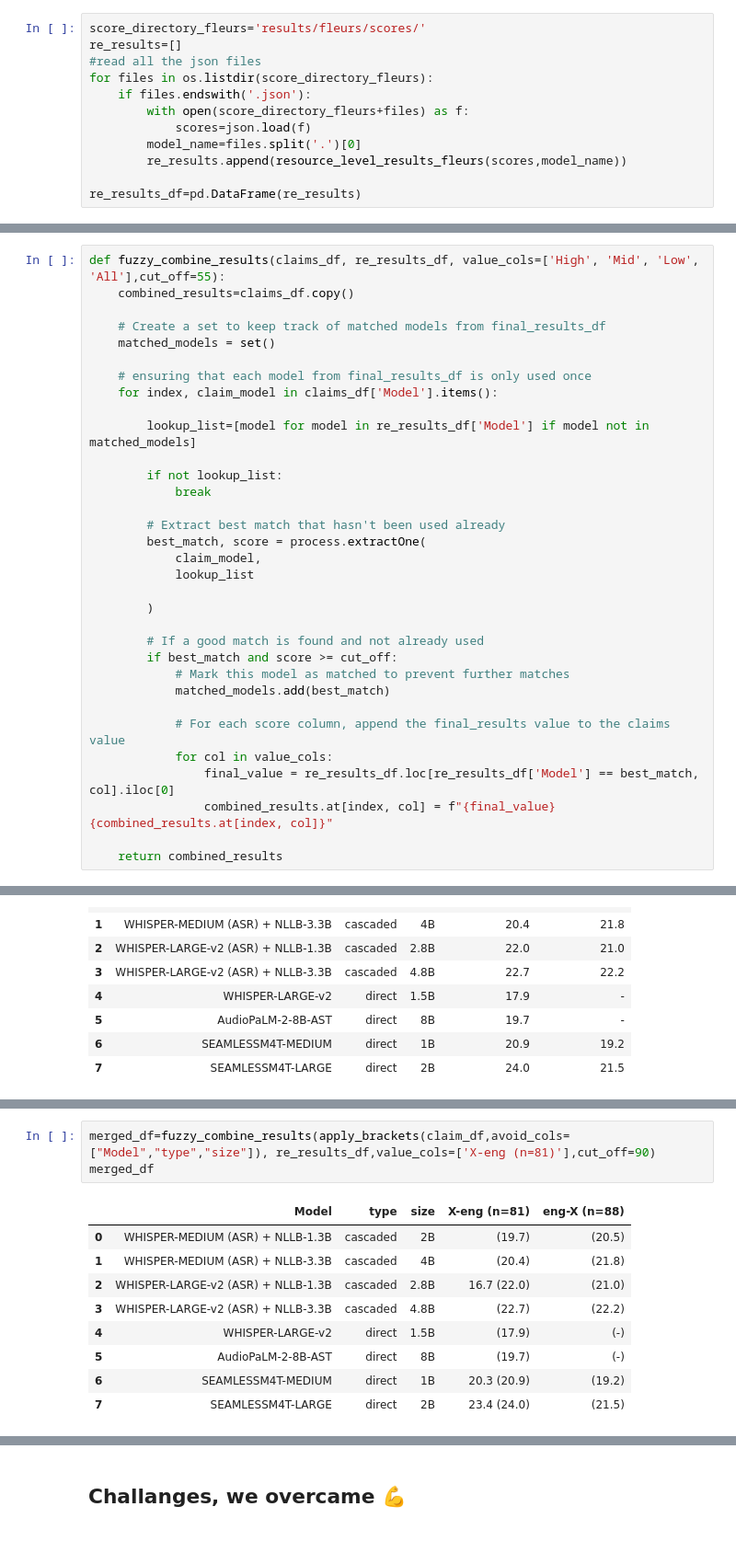
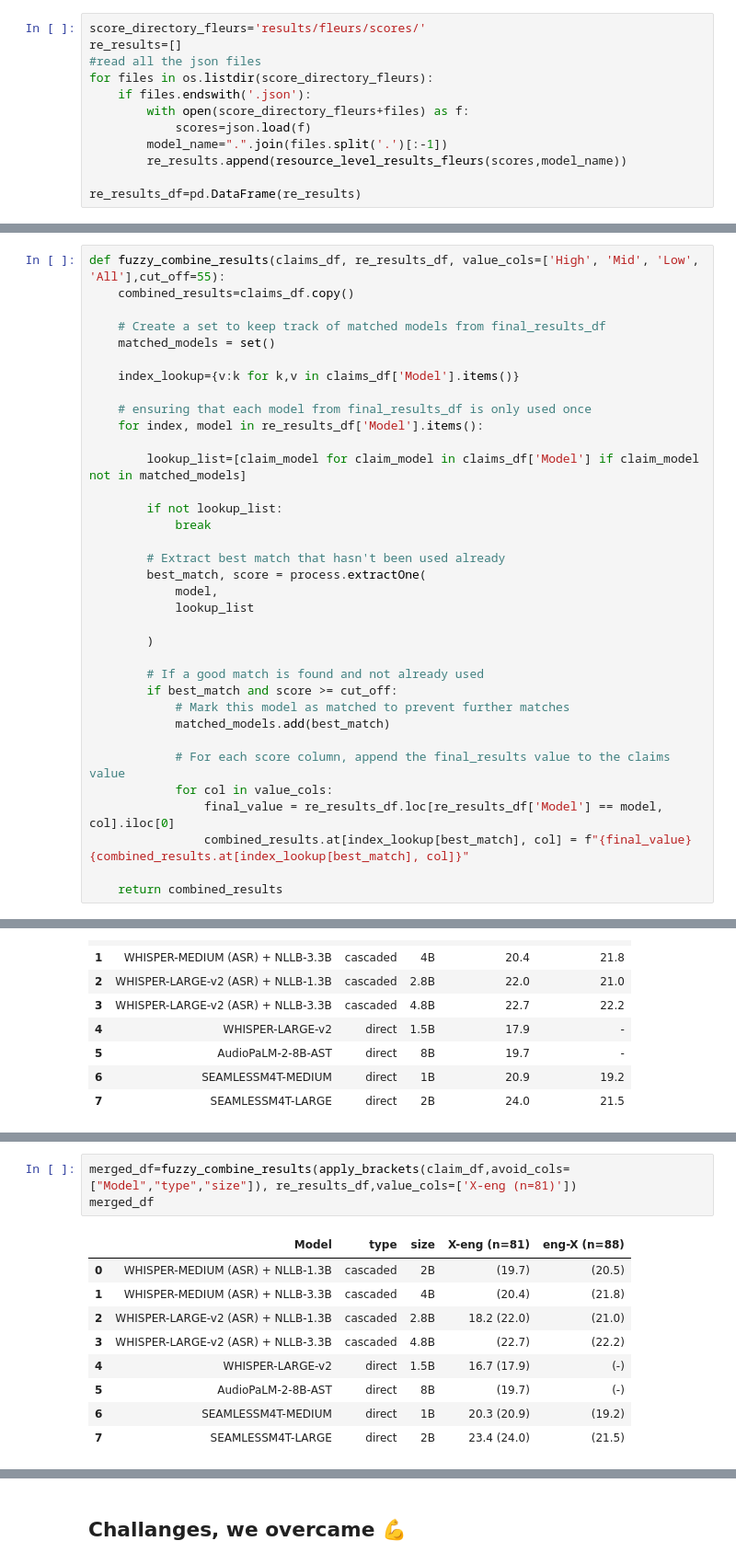
Before and after one commit to shreyjasuja/re_s2st, a Jupyter notebook: analyze_results.ipynb, the cells around one changed output, grey strips where cells are left out. Shown: that part at 92% size. Saved outputs shown, nothing was run; the diff lists cells and outputs as text.

```diff
--- a/analyze_results.ipynb
+++ b/analyze_results.ipynb
@@ -195,7 +175,7 @@ for files in os.listdir(score_directory_fleurs):
     if files.endswith('.json'):
         with open(score_directory_fleurs+files) as f:
             scores=json.load(f)
-        model_name=files.split('.')[0]
+        model_name=".".join(files.split('.')[:-1])
         re_results.append(resource_level_results_fleurs(scores,model_name))
 
 re_results_df=pd.DataFrame(re_results)
@@ -264,17 +227,19 @@ def fuzzy_combine_results(claims_df, re_results_df, value_cols=['High', 'Mid', '
     # Create a set to keep track of matched models from final_results_df
     matched_models = set()
 
+    index_lookup={v:k for k,v in claims_df['Model'].items()}
+
     # ensuring that each model from final_results_df is only used once
-    for index, claim_model in claims_df['Model'].items():
+    for index, model in re_results_df['Model'].items():
 
-        lookup_list=[model for model in re_results_df['Model'] if model not in matched_models]
+        lookup_list=[claim_model for claim_model in claims_df['Model'] if claim_model not in matched_models]
 
         if not lookup_list:
             break
 
         # Extract best match that hasn't been used already
         best_match, score = process.extractOne(
-            claim_model,
+            model,
             lookup_list
 
         )
@@ -286,7 +251,7 @@ def fuzzy_combine_results(claims_df, re_results_df, value_cols=['High', 'Mid', '
 
             # For each score column, append the final_results value to the claims value
             for col in value_cols:
-                final_value = re_results_df.loc[re_results_df['Model'] == best_match, col].iloc[0]
-                combined_results.at[index, col] = f"{final_value} {combined_results.at[index, col]}"
+                final_value = re_results_df.loc[re_results_df['Model'] == model, col].iloc[0]
+                combined_results.at[index_lookup[best_match], col] = f"{final_value} {combined_results.at[index_lookup[best_match], col]}"
 
     return combined_results
@@ -428,13 +464,13 @@ re_results_df
 # %%
-merged_df=fuzzy_combine_results(apply_brackets(claim_df,avoid_cols=["Model","type","size"]), re_results_df,value_cols=['X-eng (n=81)'],cut_off=90)
+merged_df=fuzzy_combine_results(apply_brackets(claim_df,avoid_cols=["Model","type","size"]), re_results_df,value_cols=['X-eng (n=81)'])
 merged_df
 # %% [output]
 |  | Model | type | size | X-eng (n=81) | eng-X (n=88) |
 | 0 | WHISPER-MEDIUM (ASR) + NLLB-1.3B | cascaded | 2B | (19.7) | (20.5) |
 | 1 | WHISPER-MEDIUM (ASR) + NLLB-3.3B | cascaded | 4B | (20.4) | (21.8) |
-| 2 | WHISPER-LARGE-v2 (ASR) + NLLB-1.3B | cascaded | 2.8B | 16.7 (22.0) | (21.0) |
+| 2 | WHISPER-LARGE-v2 (ASR) + NLLB-1.3B | cascaded | 2.8B | 18.2 (22.0) | (21.0) |
 | 3 | WHISPER-LARGE-v2 (ASR) + NLLB-3.3B | cascaded | 4.8B | (22.7) | (22.2) |
-| 4 | WHISPER-LARGE-v2 | direct | 1.5B | (17.9) | (-) |
+| 4 | WHISPER-LARGE-v2 | direct | 1.5B | 16.7 (17.9) | (-) |
 | 5 | AudioPaLM-2-8B-AST | direct | 8B | (19.7) | (-) |
 | 6 | SEAMLESSM4T-MEDIUM | direct | 1B | 20.3 (20.9) | (19.2) |
 | 7 | SEAMLESSM4T-LARGE | direct | 2B | 23.4 (24.0) | (21.5) |
```
Also changed, not shown: parts of 61 cells of this notebook, 12 other files.
